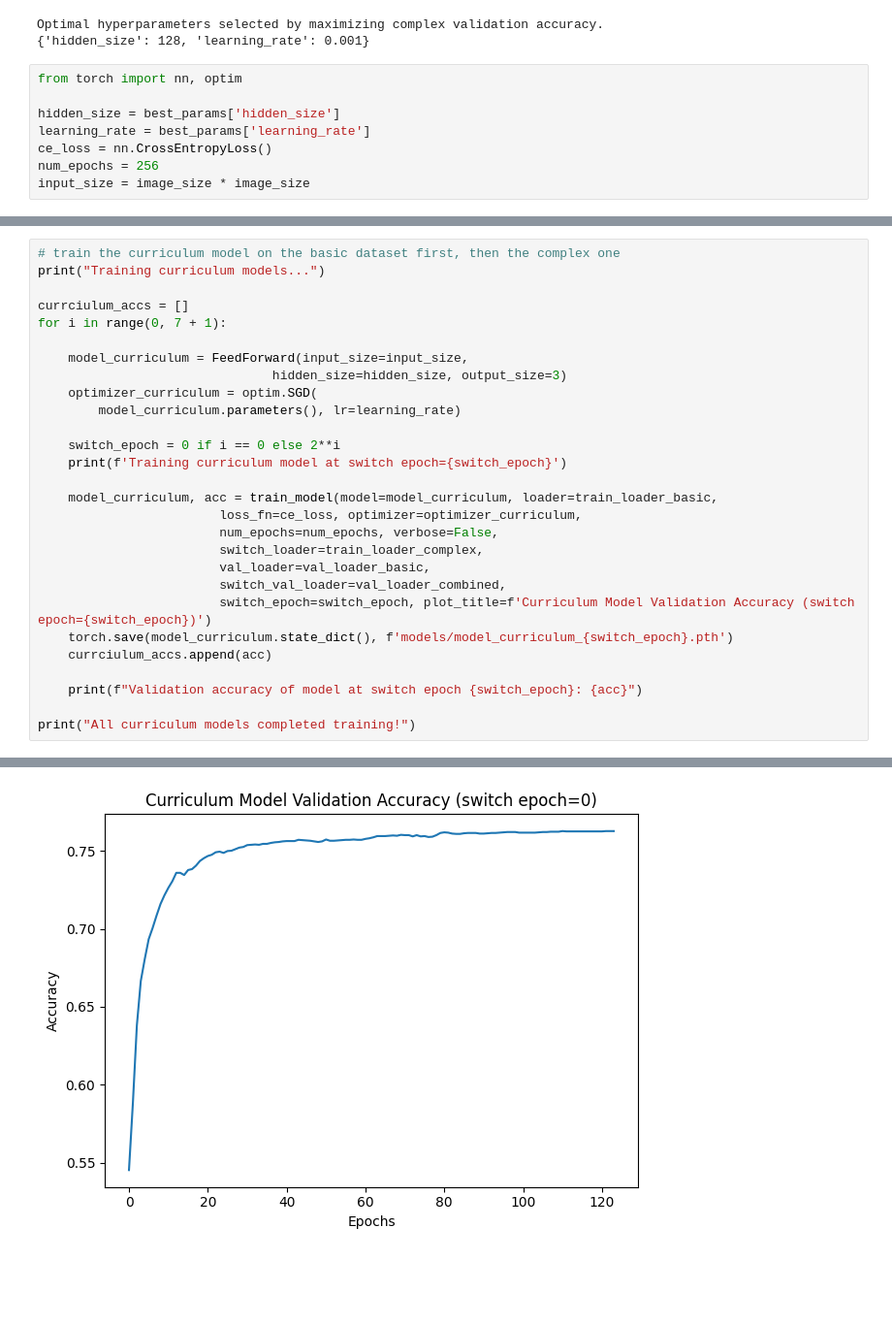
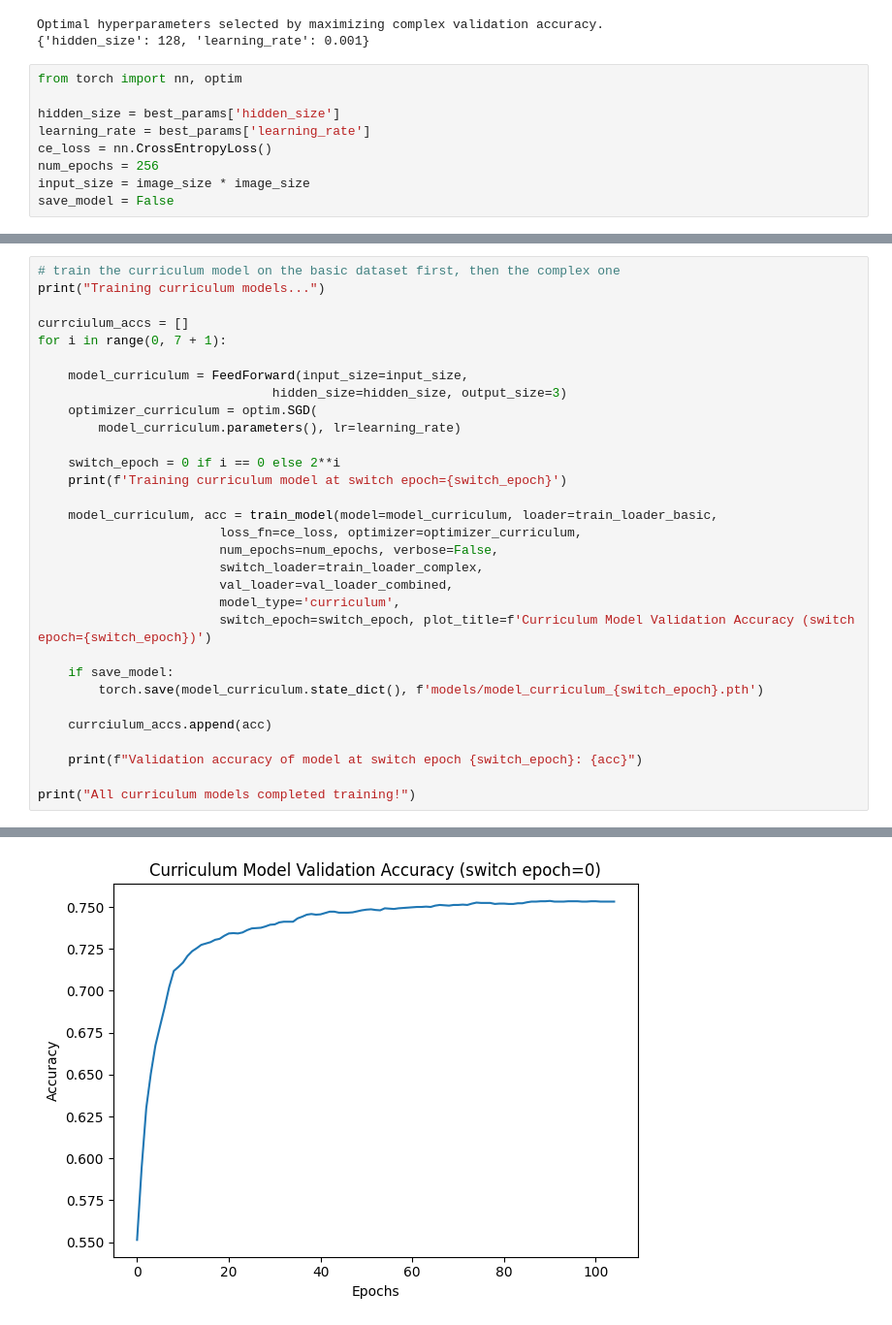
Before and after one commit to jonathonacarl/curriculum-learning, a Jupyter notebook: curriculum-learning.ipynb, the cells around one changed output, grey strips where cells are left out. Shown at 97% size. Drawn from its saved outputs; the diff is of its cells as text; blank space fills up the shorter version.

Commit message:
updated plot of validation and training accuracies

```diff
--- a/curriculum-learning.ipynb
+++ b/curriculum-learning.ipynb
@@ -145,6 +145,7 @@ learning_rate = best_params['learning_rate']
 ce_loss = nn.CrossEntropyLoss()
 num_epochs = 256
 input_size = image_size * image_size
+save_model = False
 # %%
 from model import FeedForward, train_model
 
@@ -185,10 +190,13 @@ for i in range(0, 7 + 1):
                         loss_fn=ce_loss, optimizer=optimizer_curriculum,
                         num_epochs=num_epochs, verbose=False,
                         switch_loader=train_loader_complex,
-                        val_loader=val_loader_basic,
-                        switch_val_loader=val_loader_combined,
+                        val_loader=val_loader_combined,
+                        model_type='curriculum',
                         switch_epoch=switch_epoch, plot_title=f'Curriculum Model Validation Accuracy (switch epoch={switch_epoch})')
-    torch.save(model_curriculum.state_dict(), f'models/model_curriculum_{switch_epoch}.pth')
+
+    if save_model:
+        torch.save(model_curriculum.state_dict(), f'models/model_curriculum_{switch_epoch}.pth')
+
     currciulum_accs.append(acc)
 
     print(f"Validation accuracy of model at switch epoch {switch_epoch}: {acc}")
@@ -201 +210 @@ Curriculum training on basic data complete. Now training curriculum model on com
-[figure, old version]
+[figure, new version]
```
Also changed, not shown: parts of 9 cells of this notebook, 12 other files.
